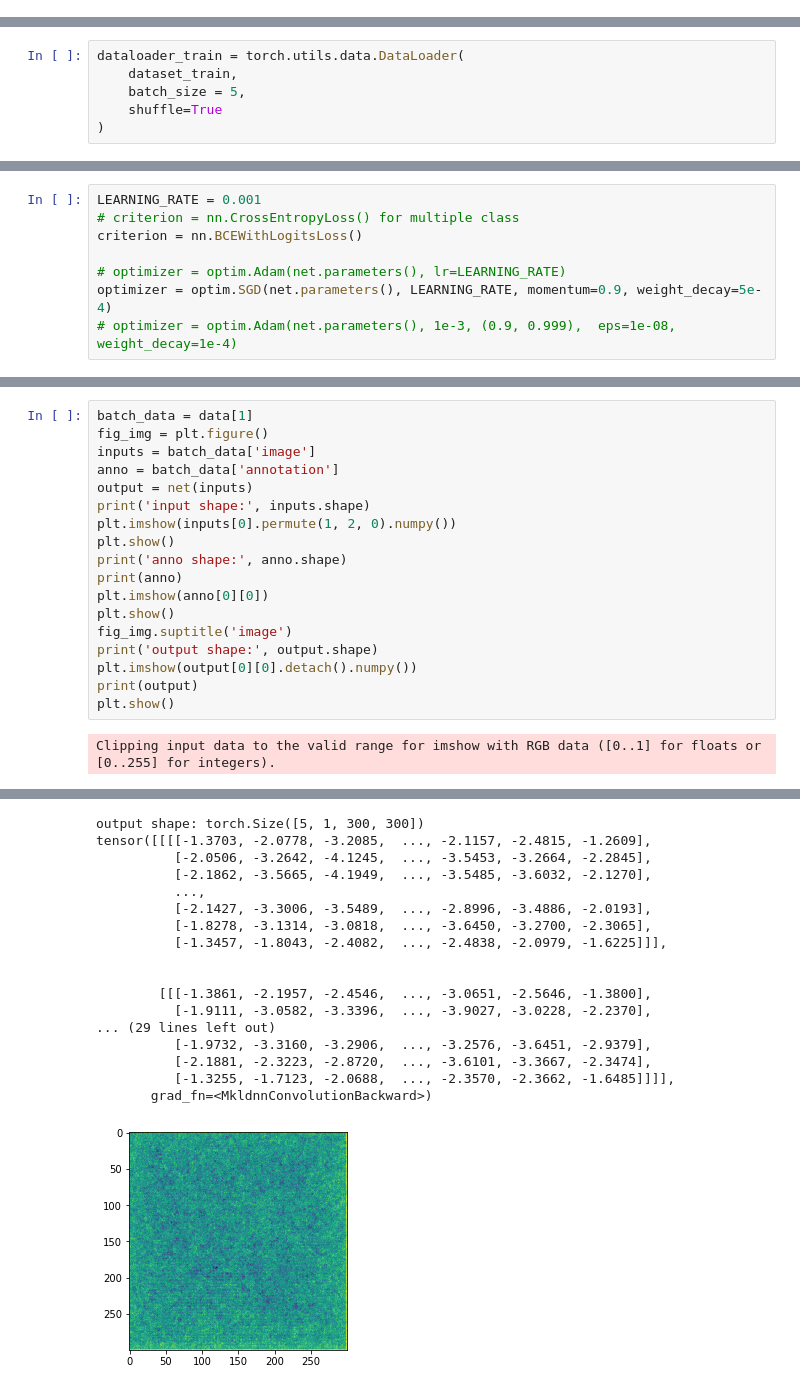
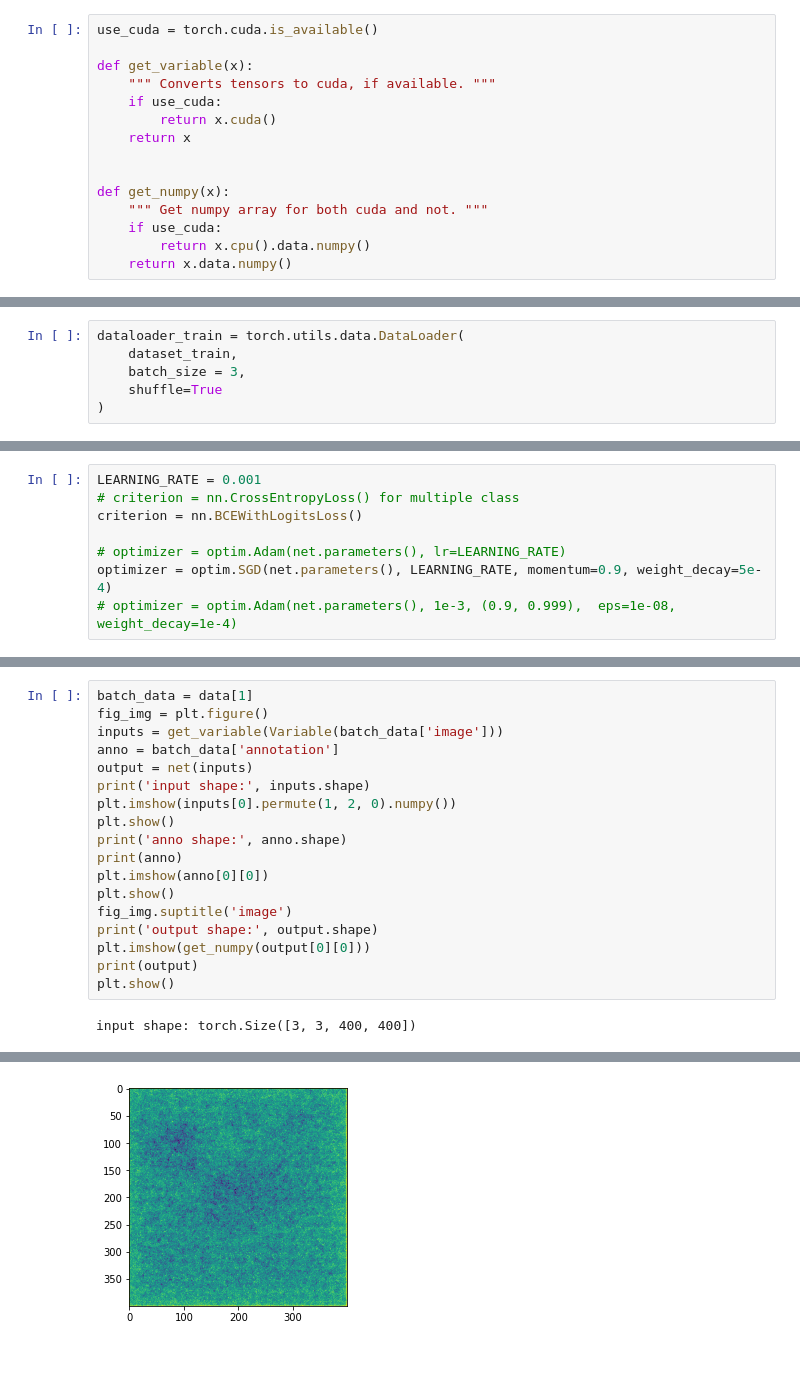
Before and after one commit to Narcissist1/Cellari-Deeplearning-Course, a Jupyter notebook: CellariTrain.ipynb, the cells around one changed output, grey strips where cells are left out. Cells and saved outputs as stored; diff of their text form; blank space fills up the shorter version.

Commit message:
update code for cuda

```diff
--- a/CellariTrain.ipynb
+++ b/CellariTrain.ipynb
@@ -9,2 +15,17 @@ import torch.nn.functional as F
 import matplotlib.pyplot as plt
 from segnet import SegNet
+# %%
+use_cuda = torch.cuda.is_available()
+
+def get_variable(x):
+    """ Converts tensors to cuda, if available. """
+    if use_cuda:
+        return x.cuda()
+    return x
+
+
+def get_numpy(x):
+    """ Get numpy array for both cuda and not. """
+    if use_cuda:
+        return x.cpu().data.numpy()
+    return x.data.numpy()
@@ -11,7 +108,7 @@ from segnet import SegNet
 # %%
 dataloader_train = torch.utils.data.DataLoader(
     dataset_train,
-    batch_size = 5,
+    batch_size = 3,
     shuffle=True
 )
 # %%
@@ -140,7 +201,7 @@ Train, it: 2 loss: 0.06
 # %%
 batch_data = data[1]
 fig_img = plt.figure()
-inputs = batch_data['image']
+inputs = get_variable(Variable(batch_data['image']))
 anno = batch_data['annotation']
 output = net(inputs)
 print('input shape:', inputs.shape)
@@ -152,8 +213,8 @@ plt.imshow(anno[0][0])
 plt.show()
 fig_img.suptitle('image')
 print('output shape:', output.shape)
-plt.imshow(output[0][0].detach().numpy())
+plt.imshow(get_numpy(output[0][0]))
 print(output)
 plt.show()
 # %% [output]
-Clipping input data to the valid range for imshow with RGB data ([0..1] for floats or [0..255] for integers).
+input shape: torch.Size([3, 3, 400, 400])
@@ -180,19 +257,2 @@ tensor([[[[0.0588, 0.0588, 0.0588,  ..., 0.0392, 0.0392, 0.0392],
-output shape: torch.Size([5, 1, 300, 300])
-tensor([[[[-1.3703, -2.0778, -3.2085,  ..., -2.1157, -2.4815, -1.2609],
-          [-2.0506, -3.2642, -4.1245,  ..., -3.5453, -3.2664, -2.2845],
-          [-2.1862, -3.5665, -4.1949,  ..., -3.5485, -3.6032, -2.1270],
-          ...,
-          [-2.1427, -3.3006, -3.5489,  ..., -2.8996, -3.4886, -2.0193],
-          [-1.8278, -3.1314, -3.0818,  ..., -3.6450, -3.2700, -2.3065],
-          [-1.3457, -1.8043, -2.4082,  ..., -2.4838, -2.0979, -1.6225]]],
-
-
-        [[[-1.3861, -2.1957, -2.4546,  ..., -3.0651, -2.5646, -1.3800],
-          [-1.9111, -3.0582, -3.3396,  ..., -3.9027, -3.0228, -2.2370],
-... (29 lines left out)
-          [-1.9732, -3.3160, -3.2906,  ..., -3.2576, -3.6451, -2.9379],
-          [-2.1881, -2.3223, -2.8720,  ..., -3.6101, -3.3667, -2.3474],
-          [-1.3255, -1.7123, -2.0688,  ..., -2.3570, -2.3662, -1.6485]]]],
-       grad_fn=<MkldnnConvolutionBackward>)
-[figure, old version]
+[figure, new version]
 # %%
```
Also changed, not shown: parts of 9 cells of this notebook.
